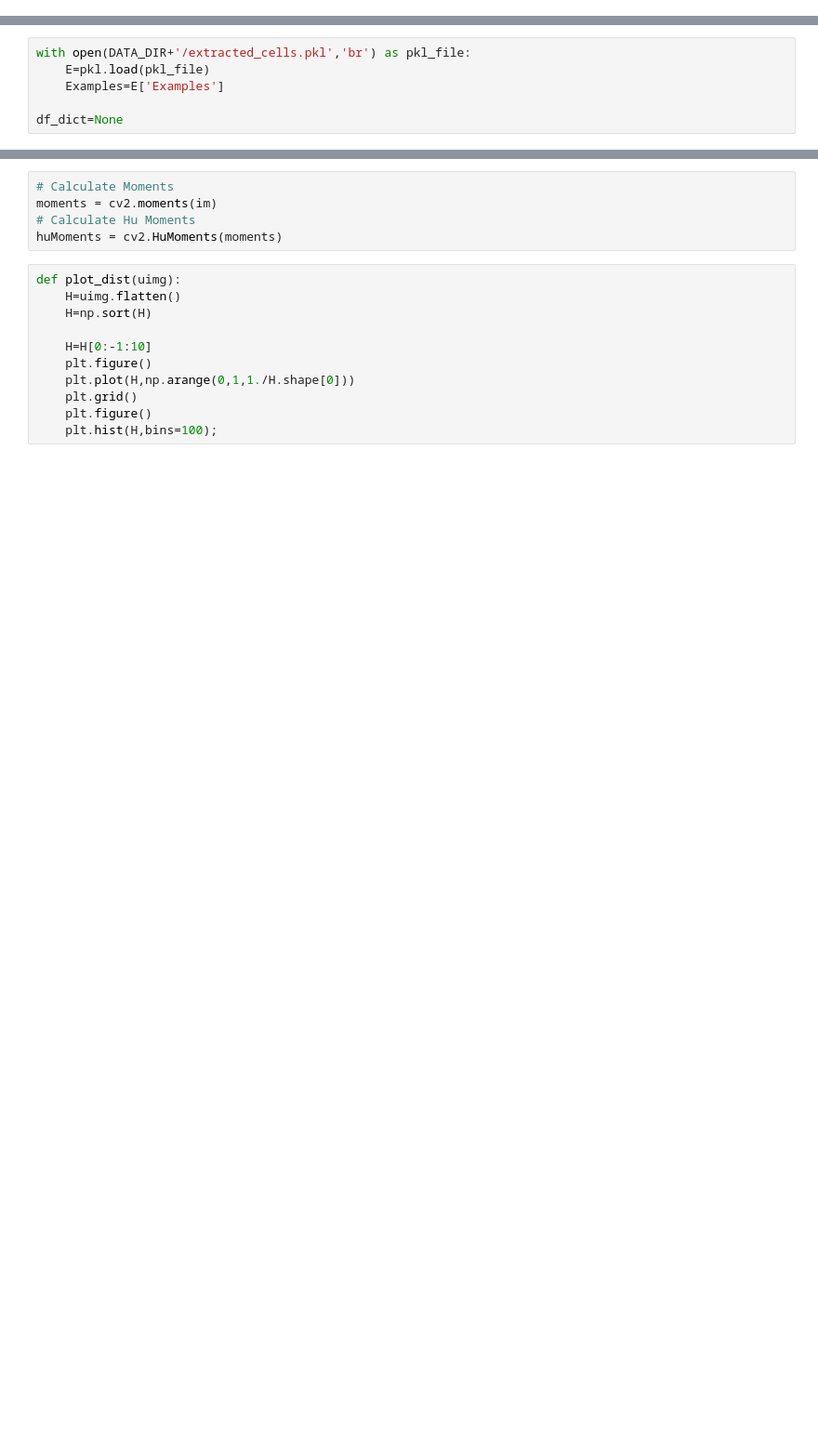
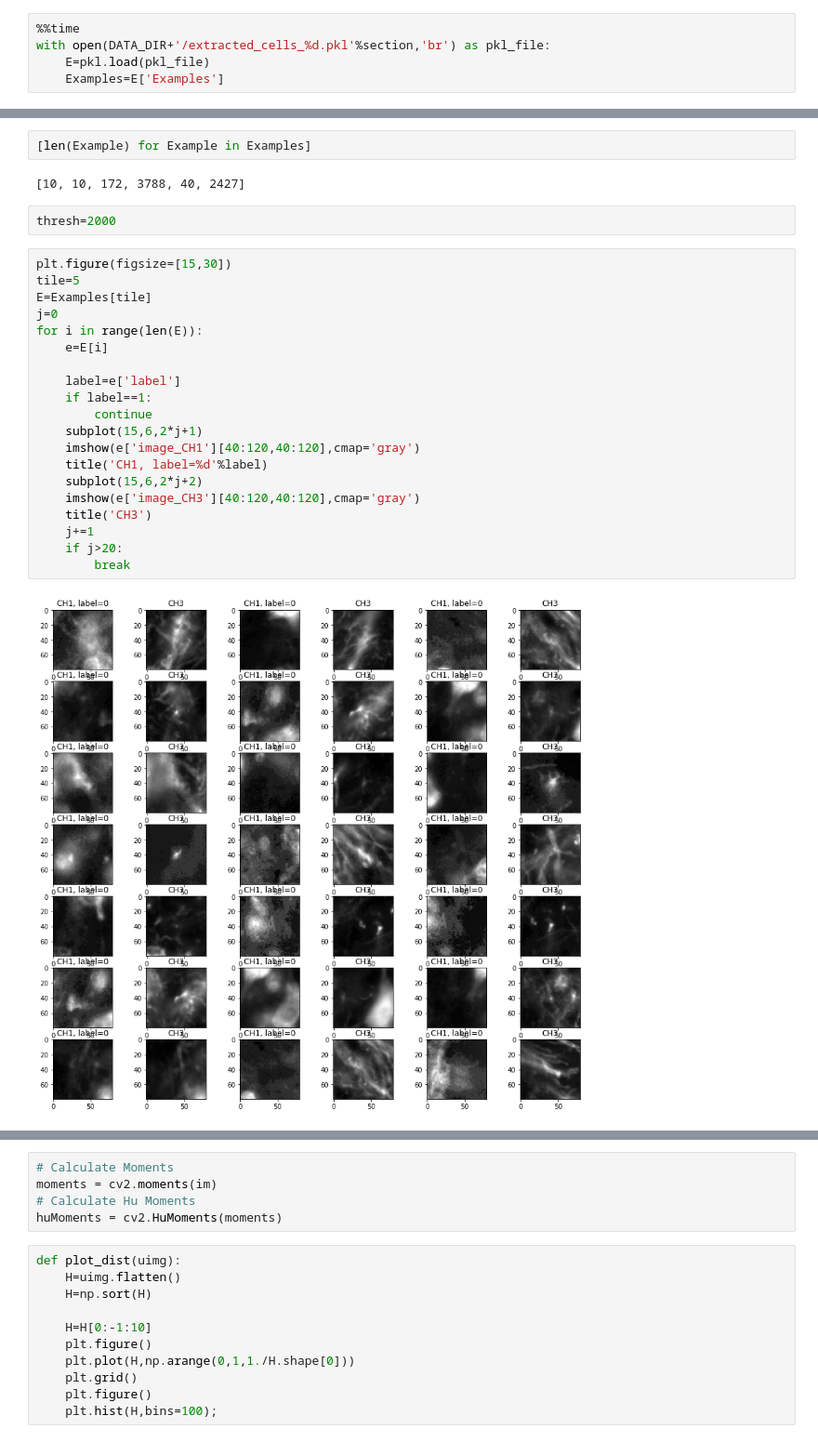
Before and after one commit to ActiveBrainAtlas2/preprocessing-pipeline, a Jupyter notebook: in_development/yoav/marked_cell_detector/notebooks/Extract features to standalone- neurotrace+marker.ipynb, the cells around one changed output, grey strips where cells are left out. Shown at 93% size. Saved outputs shown, nothing was run; the diff lists cells and outputs as text; blank space fills up the shorter version.

```diff
--- a/in_development/yoav/marked_cell_detector/notebooks/Extract features to standalone- neurotrace+marker.ipynb
+++ b/in_development/yoav/marked_cell_detector/notebooks/Extract features to standalone- neurotrace+marker.ipynb
@@ -18,0 +34,5 @@ print('DATA_DIR=%s'%(DATA_DIR))
+# %%
+%%time
+with open(DATA_DIR+'/extracted_cells_%d.pkl'%section,'br') as pkl_file:
+    E=pkl.load(pkl_file)
+    Examples=E['Examples']
@@ -19,6 +42,28 @@ print('DATA_DIR=%s'%(DATA_DIR))
 # %%
-with open(DATA_DIR+'/extracted_cells.pkl','br') as pkl_file:
-    E=pkl.load(pkl_file)
-    Examples=E['Examples']
-
-df_dict=None
+[len(Example) for Example in Examples]
+# %% [output]
+[10, 10, 172, 3788, 40, 2427]
+# %%
+thresh=2000
+# %%
+plt.figure(figsize=[15,30])
+tile=5
+E=Examples[tile]
+j=0
+for i in range(len(E)):
+    e=E[i]
+
+    label=e['label']
+    if label==1:
+        continue
+    subplot(15,6,2*j+1)
+    imshow(e['image_CH1'][40:120,40:120],cmap='gray')
+    title('CH1, label=%d'%label)
+    subplot(15,6,2*j+2)
+    imshow(e['image_CH3'][40:120,40:120],cmap='gray')
+    title('CH3')
+    j+=1
+    if j>20:
+        break
+# %% [output]
+[figure, added]
```
Also changed, not shown: parts of 16 cells of this notebook, 1 other file.
